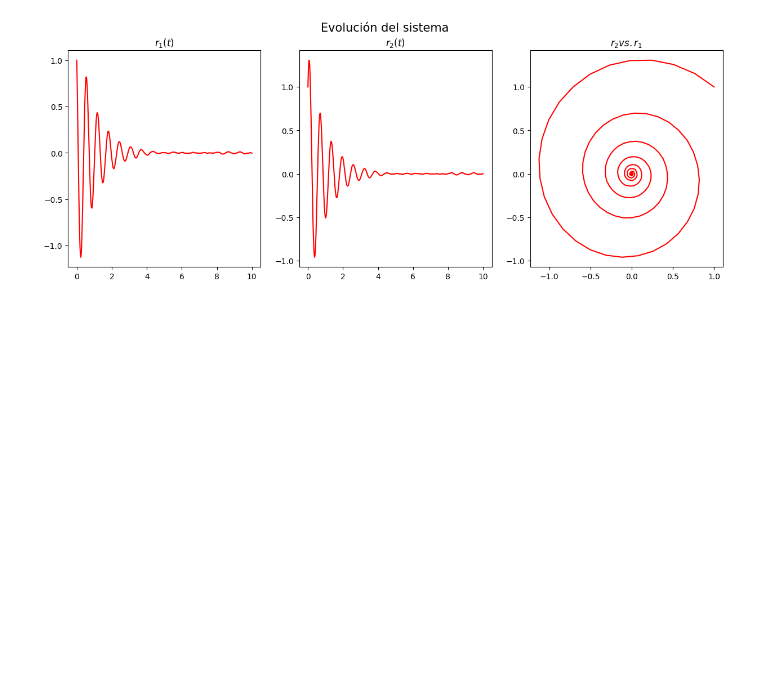
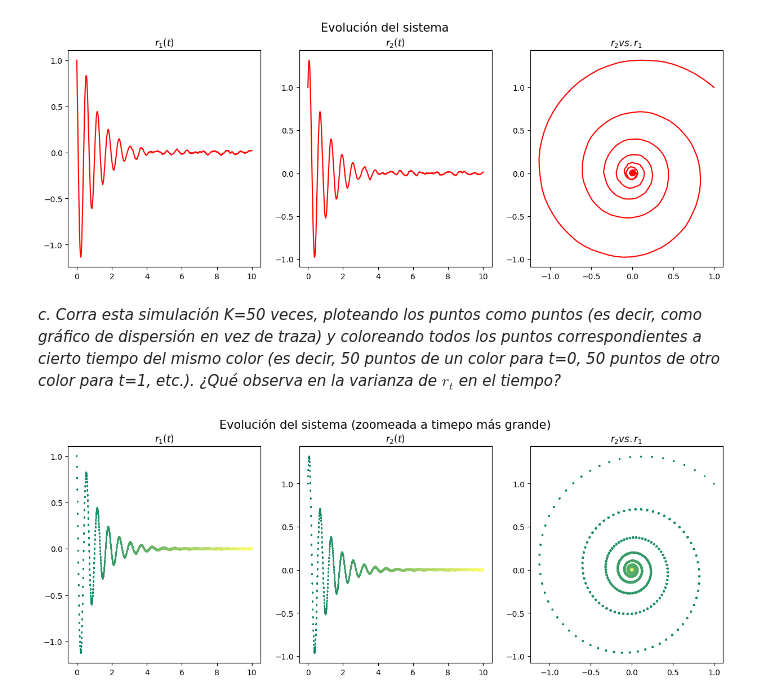
Before and after one commit to gonzagrau/Neuro-16-82, a Jupyter notebook: Sistemas dinamicos/TP3_GONZALO_GRAU.ipynb, the cells around one changed output. Cells and saved outputs as stored; diff of their text form; code cells hidden in the pictures; blank space fills up the shorter version.

```diff
--- a/Sistemas dinamicos/TP3_GONZALO_GRAU.ipynb
+++ b/Sistemas dinamicos/TP3_GONZALO_GRAU.ipynb
@@ -155,7 +155,7 @@ import numpy as np
 import matplotlib.pyplot as plt
 import ipywidgets as widgets
 # %%
-t = np.linspace(0, 10, 500)
+t = np.linspace(0, 10, 1000)
 
 def dynamic_plot(a: float = 1) -> None:
     """
@@ -228,17 +229,17 @@ a = 10
 B = np.array([[-1, -a], [a, -1]])
 
 # Define derivative function
-def X_deriv(t: float, X: np.ndarray) -> np.ndarray:
+def X_deriv(t: float, X: np.ndarray, sigma: float=0.1) -> np.ndarray:
     """
     Aproximates the derivative of X
     NOTE: the t variable will NOT be used, but we need it to apply the ruku4 function
     """
-    return B @ X + np.random.normal(scale=0.1, size=X.shape)
+    return B @ X + np.random.normal(scale=sigma, size=X.shape)
 
 # Set initial values and simulate
 r0 = np.array([1, 1])
-t_arr = np.linspace(0, 10, 500)
-r = ruku4(t_arr, X_deriv, r0)
+t_arr = np.linspace(0, 10, 1000) # dt = 10/1000 = 0.01
+r = ruku4(t_arr, X_deriv, r0, sigma=0.5)
 r_1 = r[:, 0]
 r_2 = r[:, 1]
 # %%
@@ -256,3 +257,34 @@ axs[2].set_title('$r_{2} vs. r_{1}$')
 plt.show()
 # %% [output]
 [figure]
+# %% [markdown]
+*c. Corra esta simulación K=50 veces, ploteando los puntos como puntos (es decir, como gráfico de dispersión en vez de traza) y coloreando todos los puntos correspondientes a cierto tiempo del mismo color (es decir, 50 puntos de un color para t=0, 50 puntos de otro color para t=1, etc.). ¿Qué observa en la varianza de $r_t$ en el tiempo?*
+# %%
+# Corremos las 50 simulaciones
+r0 = np.array([1, 1])
+t_arr = np.linspace(0, 10, 1000) # dt = 10/1000 = 0.01
+N_SIM = 50
+r_1_list = []
+r_2_list = []
+
+for i in range(N_SIM):
+    r = ruku4(t_arr, X_deriv, r0)
+    r_1_list.append(r[:, 0])
+    r_2_list.append(r[:, 1])
+# %%
+# Plots
+t_list = [t_arr for i in range(N_SIM)]
+
+fig, axs = plt.subplots(1, 3, figsize=(15, 5))
+fig.suptitle('Evolución del sistema (zoomeada a timepo más grande)', fontsize=15)
+
+axs[0].scatter(t_list, r_1_list, c=t_list, cmap='summer', s=0.3)
+axs[0].set_title('$r_{1}(t)$')
+axs[1].scatter(t_list, r_2_list, c=t_list, cmap='summer', s=0.3)
+axs[1].set_title('$r_{2}(t)$')
+axs[2].scatter(r_1_list, r_2_list, c=t_list, cmap='summer', s=0.3)
+axs[2].set_title('$r_{2} vs. r_{1}$')
+
+plt.show()
+# %% [output]
+[figure, added]
```
Also changed, not shown: parts of 4 cells of this notebook.
